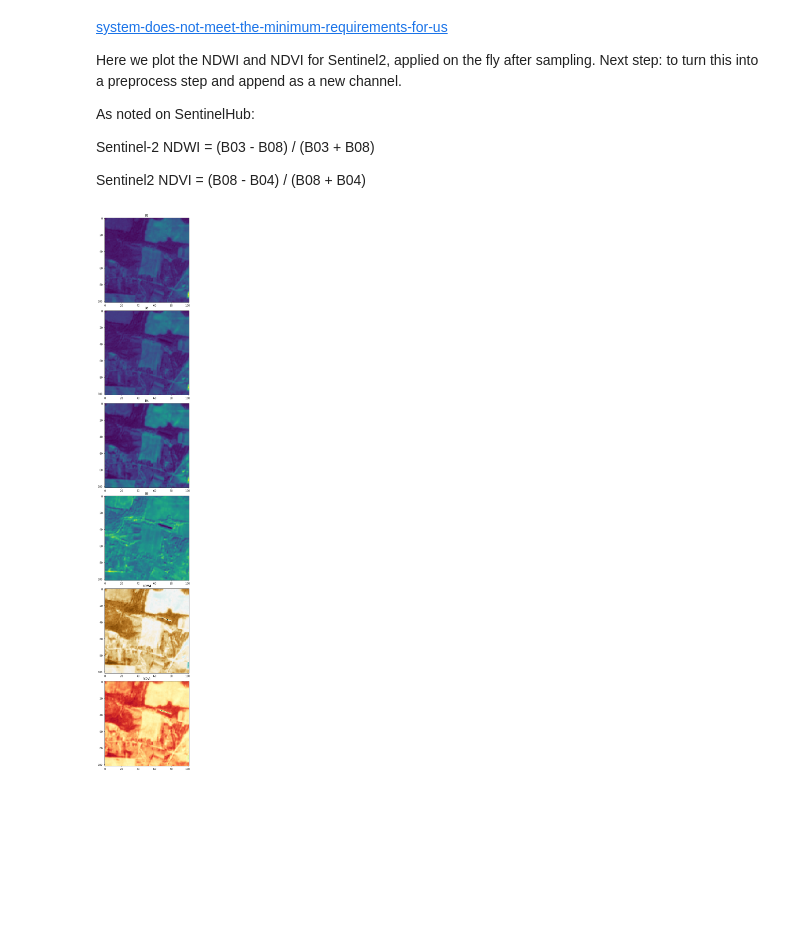
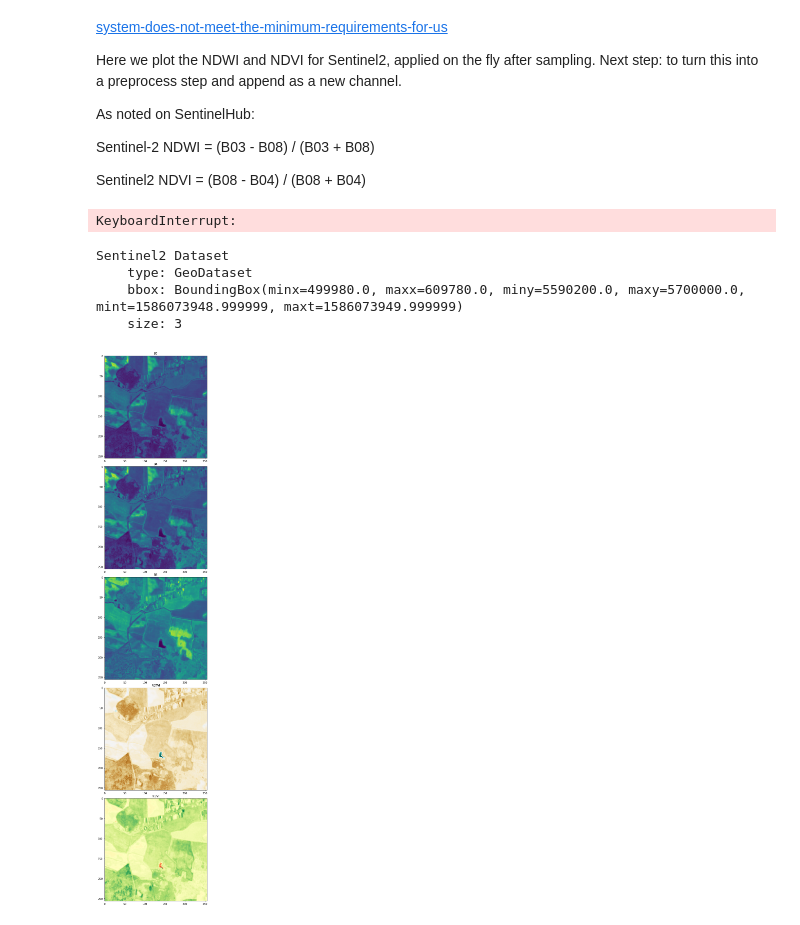
Before and after one commit to ai4er-cdt/WildfireDistribution, a Jupyter notebook: notebooks/exploratory/4.1_gc_TorchGeoClass_sentinel_INDICES.ipynb, the cells around one changed output. Cells and saved outputs as stored; diff of their text form; code cells hidden in the pictures; blank space fills up the shorter version.

```diff
--- a/notebooks/exploratory/4.1_gc_TorchGeoClass_sentinel_INDICES.ipynb
+++ b/notebooks/exploratory/4.1_gc_TorchGeoClass_sentinel_INDICES.ipynb
@@ -35,6 +35,8 @@ from torchgeo.datasets import  stack_samples
 from torchgeo.samplers import RandomGeoSampler
 
 import numpy as np
+# %%
+root_dir = '/gws/nopw/j04/bas_climate/projects/WildfireDistribution/sentinel/'
 # %%
 class Sentinel(RasterDataset):
     """Abstract base class for all Sentinel datasets.
@@ -66,7 +68,7 @@ class Sentinel2(Sentinel):
     # filename format than the official documentation
     # https://sentinels.copernicus.eu/web/sentinel/user-guides/sentinel-2-msi/naming-convention
     # https://sentinel.esa.int/documents/247904/685211/Sentinel-2-MSI-L2A-Product-Format-Specifications.pdf
-    filename_glob = "T*B02.jp2"
+    filename_glob = "T*B0*.jp2"
     # filename_regex = r"""
     #     ^T(?P<tile>\d{2}[A-Z]{3})
     #     _(?P<date>\d{8}T\d{6})
@@ -190,47 +192,58 @@ path = '/Users/gracecolverd/Documents/Fire_Proj/sentinel2/S2A_MSIL1C_20160911T09
 # %%
-ds = Sentinel2(path, bands=['B02', 'B03' , 'B04', 'B08'])
+ds = Sentinel2(root_dir, bands=['B03' , 'B04', 'B08'])
 
-
-sampler = RandomGeoSampler(ds, size=1024, length=3)
+sampler = RandomGeoSampler(ds, size=256, length=3)
 dl = DataLoader(ds, sampler=sampler, collate_fn=stack_samples)
+# %% [output]
+KeyboardInterrupt:
+# %%
+print(ds)
+# %% [output]
+Sentinel2 Dataset
+    type: GeoDataset
+    bbox: BoundingBox(minx=499980.0, maxx=609780.0, miny=5590200.0, maxy=5700000.0, mint=1586073948.999999, maxt=1586073949.999999)
+    size: 3
+# %%
+for sample in dl:
+    img = sample["image"]
 # %%
-fig, ax = plt.subplots(6, figsize = (20,30) )
+fig, ax = plt.subplots(5, figsize = (20,30) )
 plt.tight_layout()
 
 for sample in dl:
 
     image = sample['image']
     image = torch.squeeze(image)
 
+#     ax[0].imshow(image[0])
+#     ax[0].set_title('B2')
+
     ax[0].imshow(image[0])
-    ax[0].set_title('B2')
+    ax[0].set_title('B3')
 
     ax[1].imshow(image[1])
-    ax[1].set_title('B3')
+    ax[1].set_title('B4')
 
     ax[2].imshow(image[2])
-    ax[2].set_title('B4')
-
-    ax[3].imshow(image[3])
-    ax[3].set_title('B8')
+    ax[2].set_title('B8')
 
 
     norm_im =normalize(image)
 
-    b2 = norm_im[0]
-    b3 = norm_im[1]
-    b4 = norm_im[2]
-    b8 = norm_im[3]
+    # b2 = norm_im[0]
+    b3 = norm_im[0]
+    b4 = norm_im[1]
+    b8 = norm_im[2]
 
 
     ndwi =  (1.0*b3 - b8) / (1.0*b3 + b8)
     ndvi = (1.0*b8 - b4) / (1.0*b4 + b8)
 
 
 
-    ax[4].imshow(ndwi, cmap="BrBG")
-    ax[4].set_title('NDWI')
-    ax[5].imshow(ndvi, cmap="RdYlGn_r")
-    ax[5].set_title('NDVI')
+    ax[3].imshow(ndwi, cmap="BrBG")
+    ax[3].set_title('NDWI')
+    ax[4].imshow(ndvi, cmap="RdYlGn")
+    ax[4].set_title('NDVI')
 # %% [output]
-[figure, old version]
+[figure, new version]
```
Also changed, not shown: parts of 1 cell of this notebook, 4 other files.
